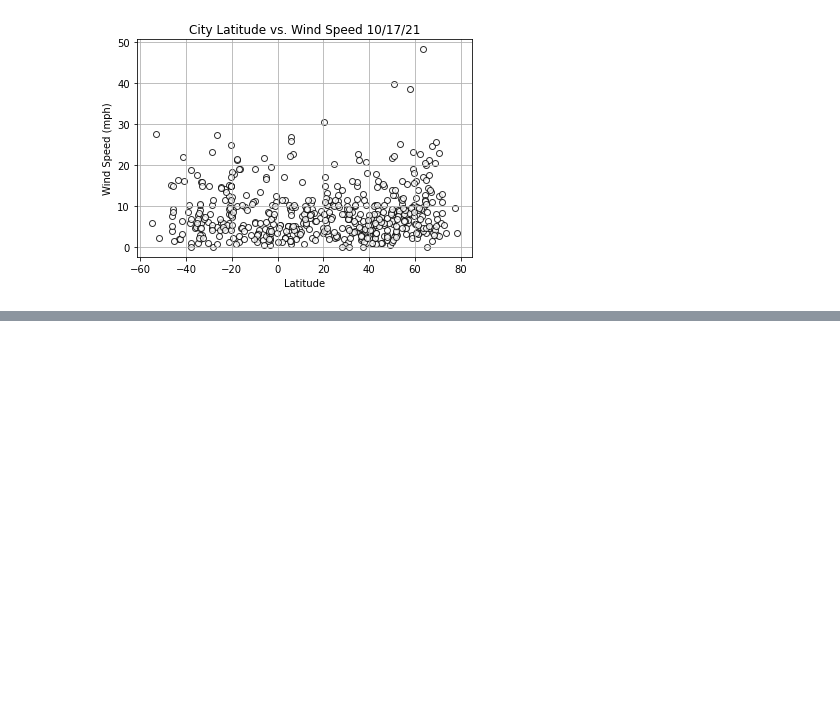
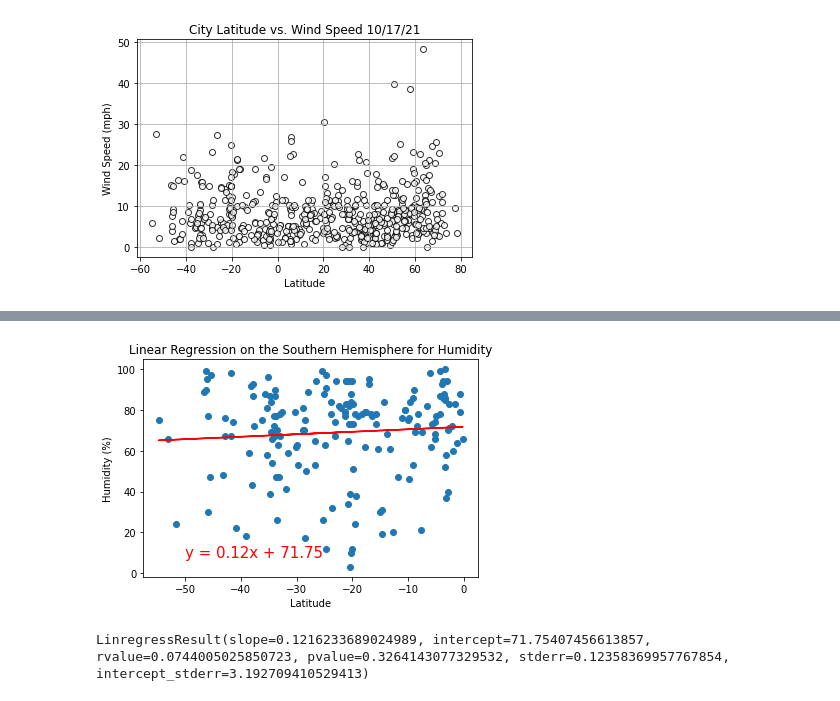
Before and after one commit to LiShanDa2021/World_Weather_Analysis, a Jupyter notebook: WeatherPy.ipynb, the cells around one changed output, grey strips where cells are left out. Saved outputs shown, nothing was run; the diff lists cells and outputs as text; code cells hidden in the pictures; blank space fills up the shorter version.

```diff
--- a/WeatherPy.ipynb
+++ b/WeatherPy.ipynb
@@ -244,0 +345,14 @@ plt.show()
+# %%
+# linear regression on the southern Hemisphere for humidity
+x_values = southern_hemi_df['Lat']
+y_values = southern_hemi_df['Humidity']
+
+# call the function
+plot_linear_regression(x_values, y_values, 'Linear Regression on the Southern Hemisphere for Humidity', 'Humidity (%)', (-50,8))
+# %% [output]
+[figure, added]
+# %%
+# r values
+linregress(x_values, y_values)
+# %% [output]
+LinregressResult(slope=0.1216233689024989, intercept=71.75407456613857, rvalue=0.0744005025850723, pvalue=0.3264143077329532, stderr=0.12358369957767854, intercept_stderr=3.192709410529413)
```
Also changed, not shown: parts of 17 cells of this notebook.
